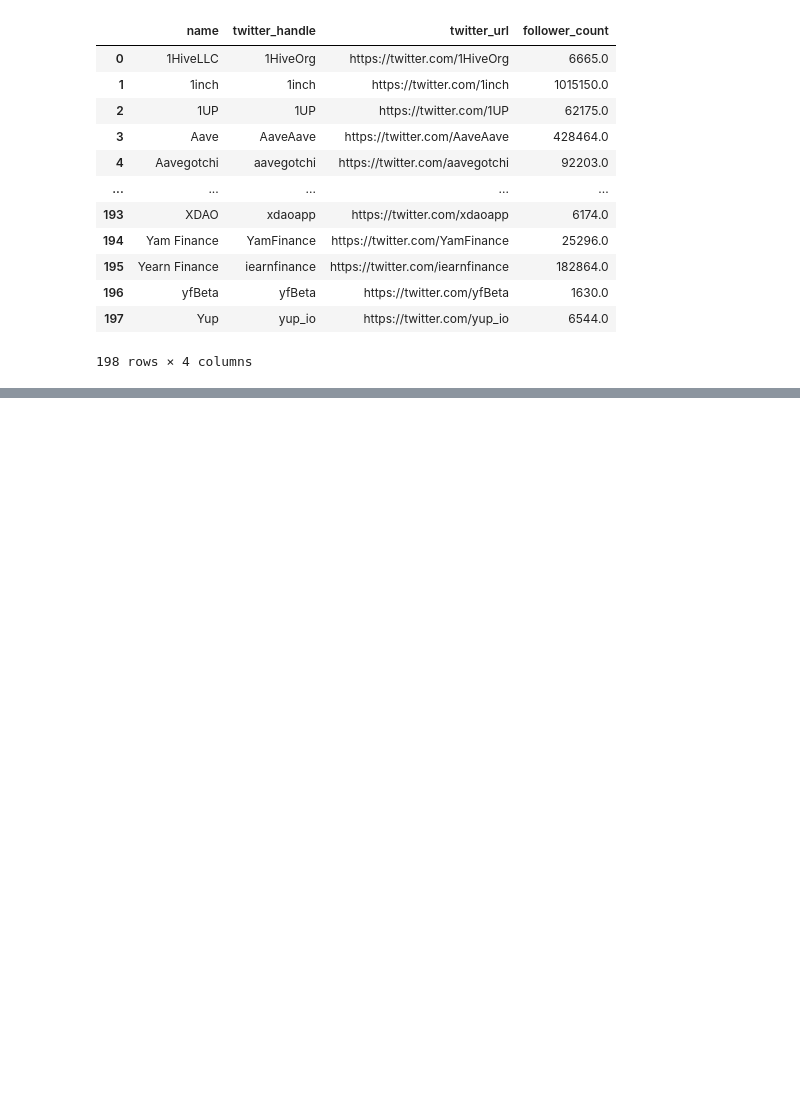
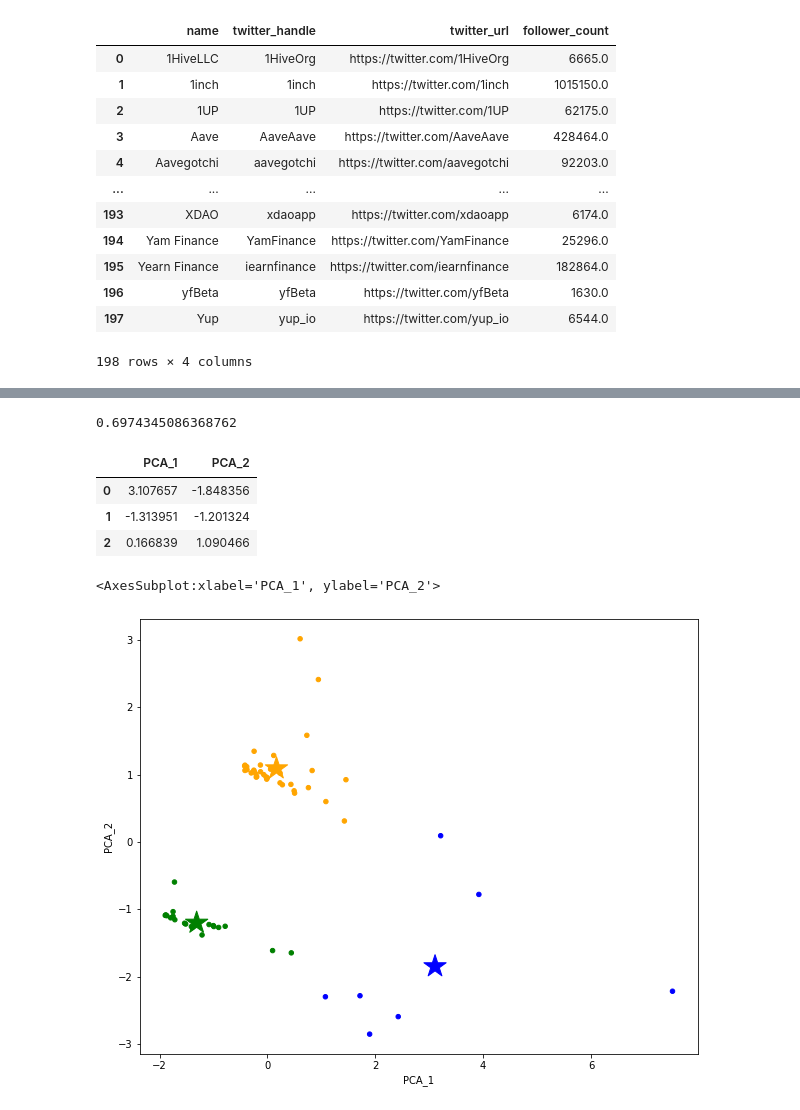
Before and after one commit to notchia/daochem-prototype, a Jupyter notebook: code/4_twitter_cleaning_eda.ipynb, the cells around one changed output, grey strips where cells are left out. Saved outputs shown, nothing was run; the diff lists cells and outputs as text; code cells hidden in the pictures; blank space fills up the shorter version.

```diff
--- a/code/4_twitter_cleaning_eda.ipynb
+++ b/code/4_twitter_cleaning_eda.ipynb
@@ -184,0 +252,10 @@ twitter_dao_final.head(30)
+# %%
+X1 = features_df.copy()
+
+sc = StandardScaler()
+
+X1_sc = sc.fit_transform(X1)
+# %%
+k = 3
+km = KMeans(n_clusters=k, random_state=42)
+km.fit(X1_sc)
@@ -184,0 +279,2 @@ twitter_dao_final.head(30)
+# %%
+features_df['cluster'] = km.labels_
@@ -184,0 +293,39 @@ twitter_dao_final.head(30)
+# %%
+silhouette_score(X1_sc, km.labels_)
+# %% [output]
+0.6974345086368762
+# %%
+centroids = pd.DataFrame(
+sc.inverse_transform(km.cluster_centers_),
+columns = ['PCA_1', 'PCA_2'])
+
+centroids
+# %% [output]
+|  | PCA_1 | PCA_2 |
+| 0 | 3.107657 | -1.848356 |
+| 1 | -1.313951 | -1.201324 |
+| 2 | 0.166839 | 1.090466 |
+# %%
+color_map = {0:"blue", 1:"green", 2:'orange'}
+features_df['color'] = features_df['cluster'].map(color_map)
+
+ax = features_df.plot(
+    kind="scatter",
+    x="PCA_1",
+    y="PCA_2",
+    figsize=(10,8),
+    c = 'color'
+)
+
+centroids.plot(
+    kind="scatter",
+    x="PCA_1",
+    y="PCA_2",
+    marker="*",
+    c=centroids.index.map(color_map),
+    s=550,
+    ax=ax
+)
+# %% [output]
+<AxesSubplot:xlabel='PCA_1', ylabel='PCA_2'>
+[figure, added]
```
Also changed, not shown: parts of 21 cells of this notebook, 1 other file.
